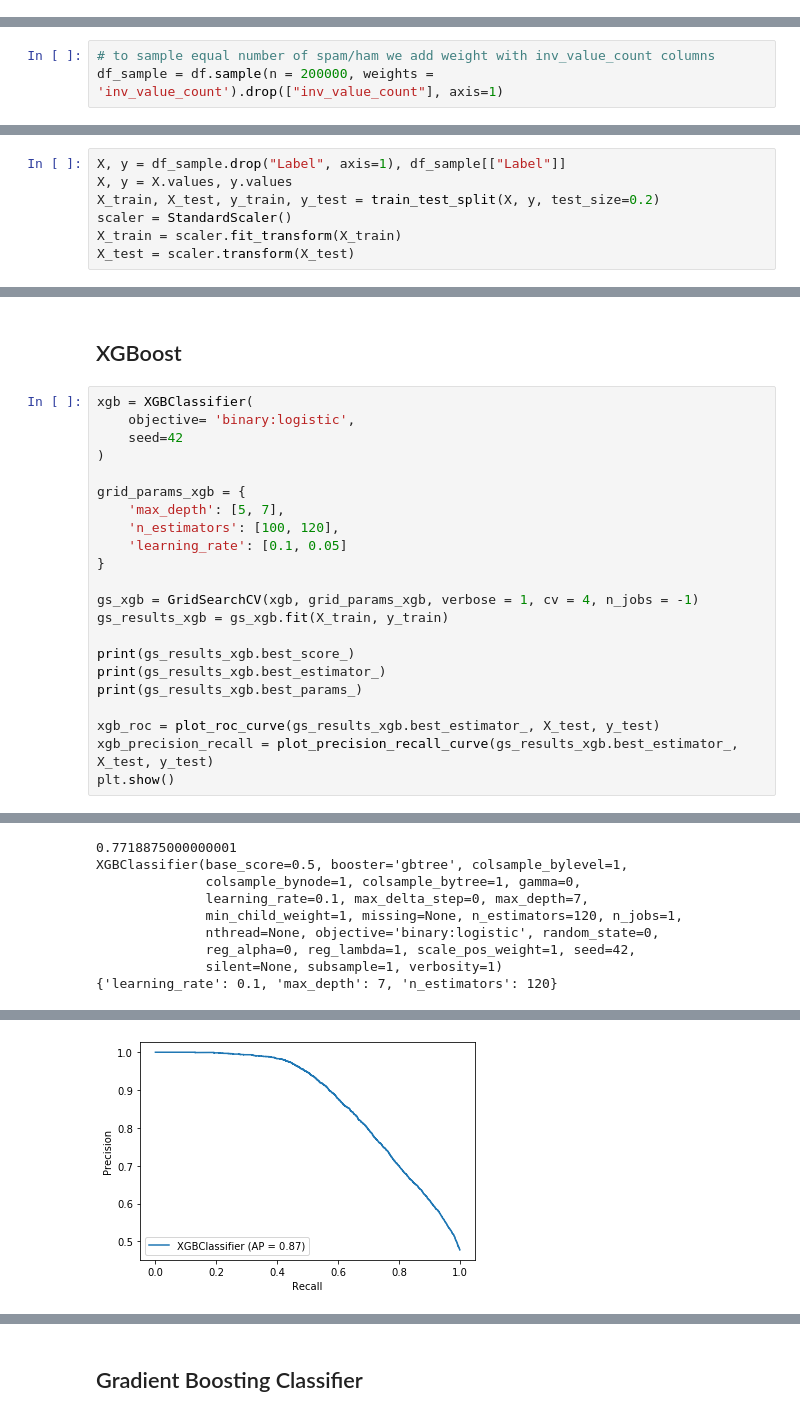
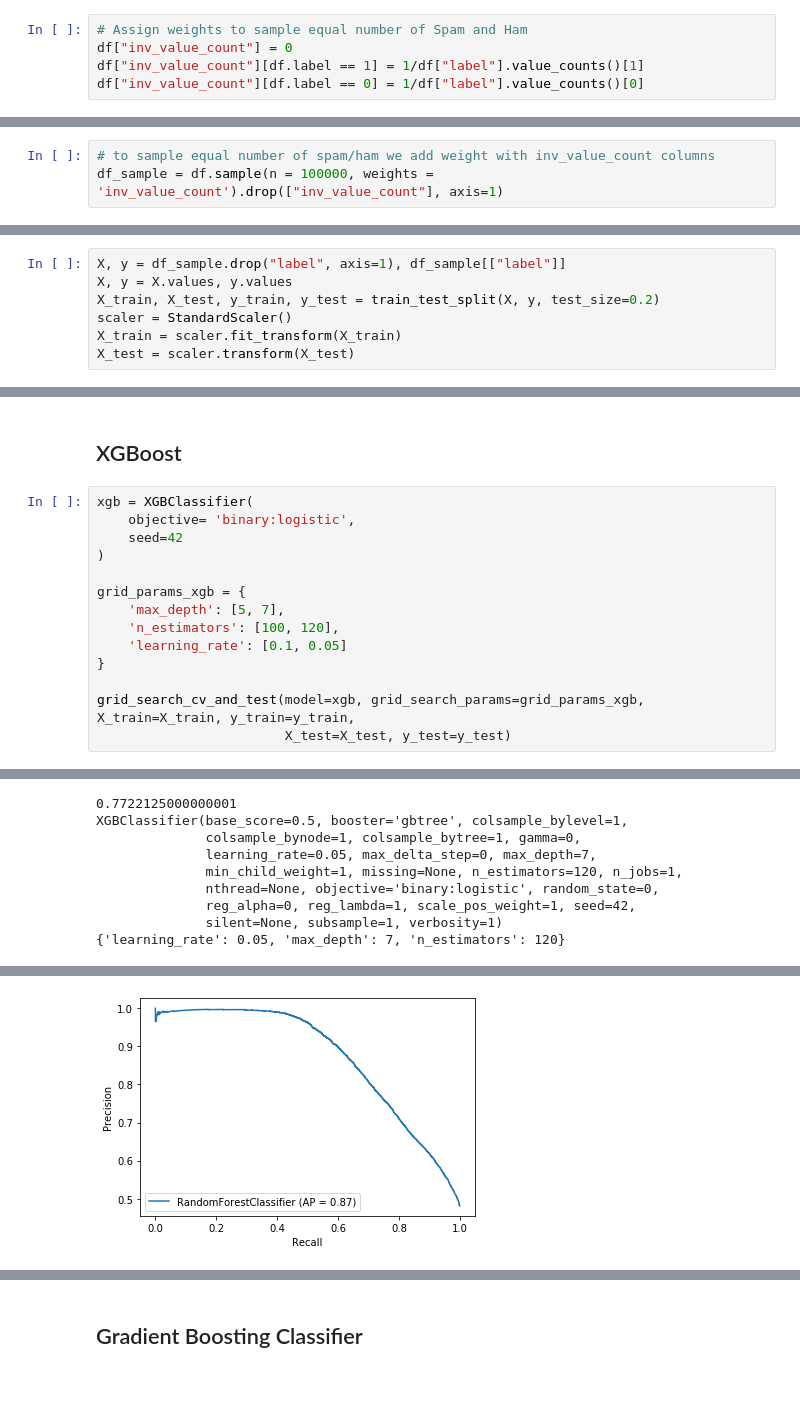
Before and after one commit to alielabridi/NTDS_2019, a Jupyter notebook: projects/classification/classification.ipynb, the cells around one changed output, grey strips where cells are left out. Drawn from its saved outputs; the diff is of its cells as text; blank space fills up the shorter version.

```diff
--- a/projects/classification/classification.ipynb
+++ b/projects/classification/classification.ipynb
@@ -34,0 +103,5 @@ relations_df = pd.read_csv("../data/relations_features.csv", delimiter="\t", ind
+# %%
+# Assign weights to sample equal number of Spam and Ham
+df["inv_value_count"] = 0
+df["inv_value_count"][df.label == 1] = 1/df["label"].value_counts()[1]
+df["inv_value_count"][df.label == 0] = 1/df["label"].value_counts()[0]
@@ -35 +117,4 @@ relations_df = pd.read_csv("../data/relations_features.csv", delimiter="\t", ind
+# %%
+# to sample equal number of spam/ham we add weight with inv_value_count columns
+df_sample = df.sample(n = 100000, weights = 'inv_value_count').drop(["inv_value_count"], axis=1)
 # %%
@@ -77,4 +130 @@ See the caveats in the documentation: http://pandas.pydata.org/pandas-docs/stabl
-# %%
-# to sample equal number of spam/ham we add weight with inv_value_count columns
-df_sample = df.sample(n = 200000, weights = 'inv_value_count').drop(["inv_value_count"], axis=1)
 # %%
@@ -185,7 +248,7 @@ plt.show()
 # %% [markdown]
 # Adding user data
 # %%
-X, y = df_sample.drop("Label", axis=1), df_sample[["Label"]]
+X, y = df_sample.drop("label", axis=1), df_sample[["label"]]
 X, y = X.values, y.values
 X_train, X_test, y_train, y_test = train_test_split(X, y, test_size=0.2)
 scaler = StandardScaler()
@@ -241,16 +319,8 @@ grid_params_xgb = {
     'learning_rate': [0.1, 0.05]
 }
 
-gs_xgb = GridSearchCV(xgb, grid_params_xgb, verbose = 1, cv = 4, n_jobs = -1)
-gs_results_xgb = gs_xgb.fit(X_train, y_train)
-
-print(gs_results_xgb.best_score_)
-print(gs_results_xgb.best_estimator_)
-print(gs_results_xgb.best_params_)
-
-xgb_roc = plot_roc_curve(gs_results_xgb.best_estimator_, X_test, y_test)
-xgb_precision_recall = plot_precision_recall_curve(gs_results_xgb.best_estimator_, X_test, y_test)
-plt.show()
+grid_search_cv_and_test(model=xgb, grid_search_params=grid_params_xgb, X_train=X_train, y_train=y_train,
+                        X_test=X_test, y_test=y_test)
 # %% [output]
 Fitting 4 folds for each of 8 candidates, totalling 32 fits
 [Parallel(n_jobs=-1)]: Using backend LokyBackend with 8 concurrent workers.
@@ -258,9 +328,9 @@ Fitting 4 folds for each of 8 candidates, totalling 32 fits
-0.7718875000000001
+0.7722125000000001
 XGBClassifier(base_score=0.5, booster='gbtree', colsample_bylevel=1,
               colsample_bynode=1, colsample_bytree=1, gamma=0,
-              learning_rate=0.1, max_delta_step=0, max_depth=7,
+              learning_rate=0.05, max_delta_step=0, max_depth=7,
               min_child_weight=1, missing=None, n_estimators=120, n_jobs=1,
               nthread=None, objective='binary:logistic', random_state=0,
               reg_alpha=0, reg_lambda=1, scale_pos_weight=1, seed=42,
               silent=None, subsample=1, verbosity=1)
-{'learning_rate': 0.1, 'max_depth': 7, 'n_estimators': 120}
+{'learning_rate': 0.05, 'max_depth': 7, 'n_estimators': 120}
@@ -268 +338 @@ XGBClassifier(base_score=0.5, booster='gbtree', colsample_bylevel=1,
-[figure, old version]
+[figure, new version]
```
Also changed, not shown: parts of 31 cells of this notebook.
